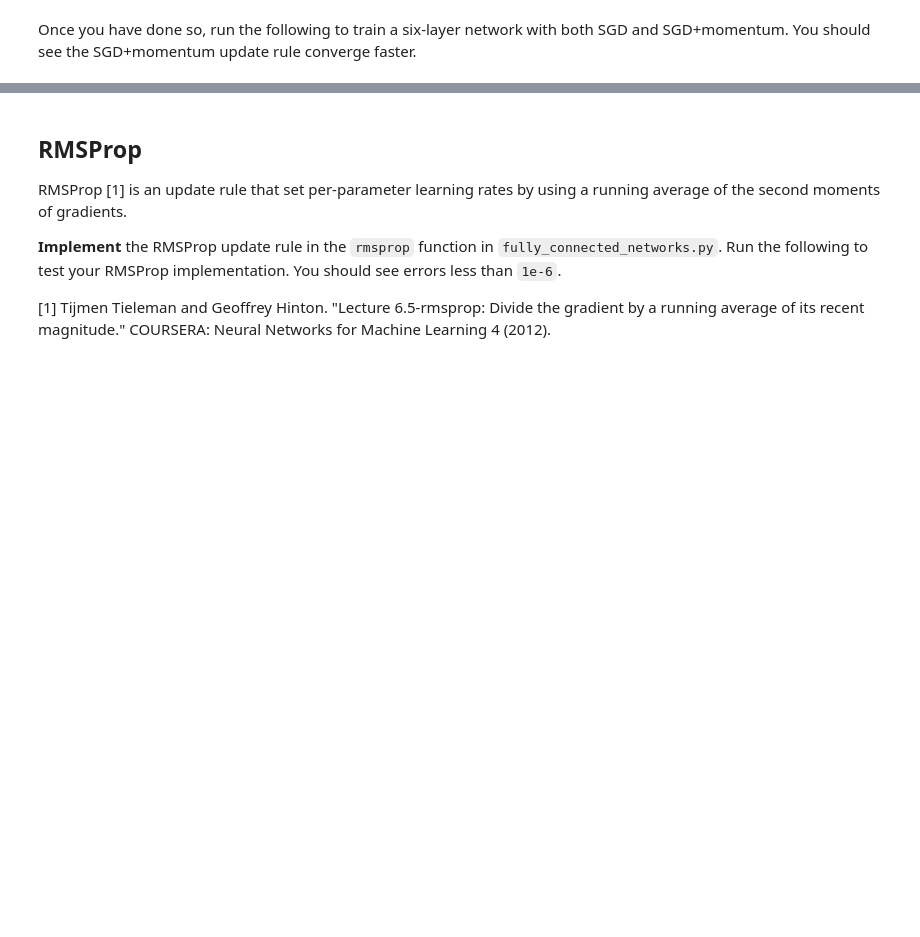
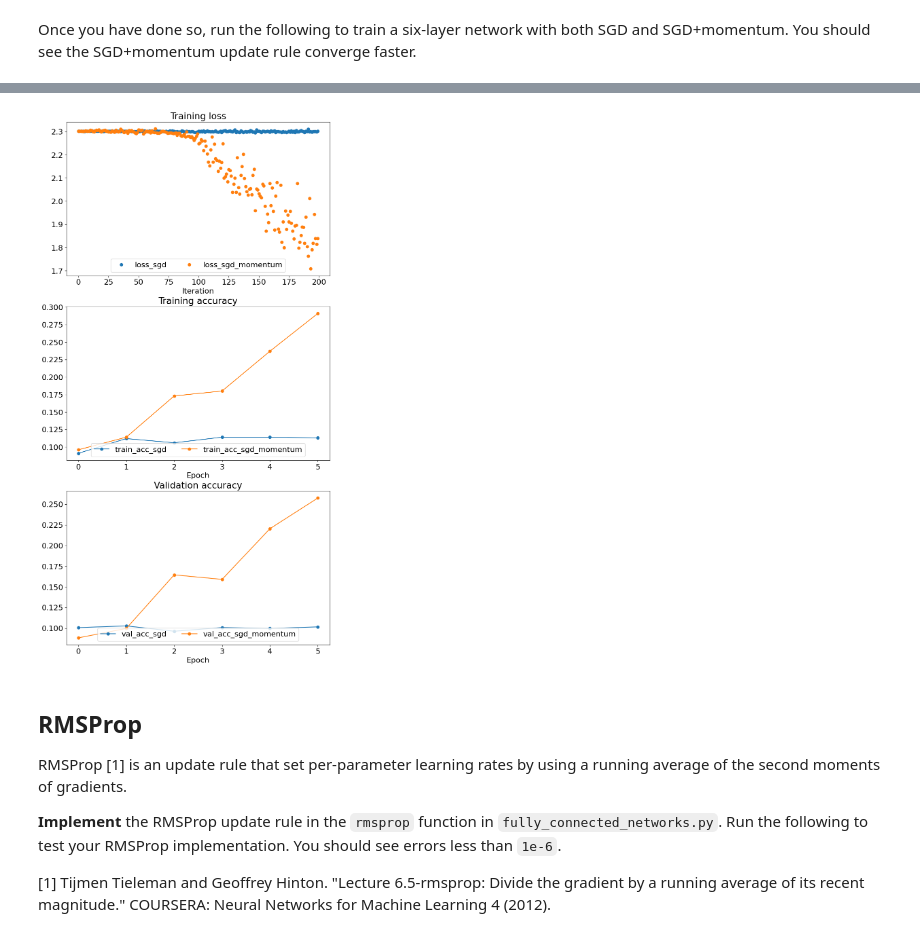
Before and after one commit to LeGiangK62/DL4CV, a Jupyter notebook: lab05/fully_connected_networks.ipynb, the cells around one changed output, grey strips where cells are left out. Cells and saved outputs as stored; diff of their text form; code cells hidden in the pictures; blank space fills up the shorter version.

```diff
--- a/lab05/fully_connected_networks.ipynb
+++ b/lab05/fully_connected_networks.ipynb
@@ -32,8 +30,10 @@ Now recall the path in your Google Drive where you uploaded this notebook, fill
 # %%
 import os
 
-# TODO: Fill in the Google Drive path where you uploaded the assignment
-# Example: If you create a 2023CS folder and put all the files under lab05 folder, then '2023CS/lab05'
-GOOGLE_DRIVE_PATH_AFTER_MYDRIVE = None
-GOOGLE_DRIVE_PATH = os.path.join('drive', 'My Drive', GOOGLE_DRIVE_PATH_AFTER_MYDRIVE)
-print(os.listdir(GOOGLE_DRIVE_PATH))
+# # TODO: Fill in the Google Drive path where you uploaded the assignment
+# # Example: If you create a 2023CS folder and put all the files under lab05 folder, then '2023CS/lab05'
+# GOOGLE_DRIVE_PATH_AFTER_MYDRIVE = "Colab Notebooks/lab05"
+# GOOGLE_DRIVE_PATH = os.path.join('drive', 'My Drive', GOOGLE_DRIVE_PATH_AFTER_MYDRIVE)
+# print(os.listdir(GOOGLE_DRIVE_PATH))
+GOOGLE_DRIVE_PATH = ""
+print(os.listdir())
@@ -673,7 +901,7 @@ solvers = {}
 for update_rule_name, update_rule_fn in [('sgd', sgd), ('sgd_momentum', sgd_momentum)]:
   print('running with ', update_rule_name)
   model = FullyConnectedNet([100, 100, 100, 100, 100], weight_scale=5e-2,
-                            dtype=torch.float32, device='cuda')
+                            dtype=torch.float64, device='cuda')
 
   solver = Solver(model, small_data,
                   num_epochs=5, batch_size=100,
@@ -712,3 +940,4 @@ plt.legend(loc='lower center', ncol=4)
 
 plt.gcf().set_size_inches(10, 20)
 plt.show()
+# %% [output]
@@ -715,3 +961,4 @@ plt.show()
+[figure, added]
 # %% [markdown]
 ## RMSProp
 RMSProp [1] is an update rule that set per-parameter learning rates by using a running average of the second moments of gradients.
```
Also changed, not shown: parts of 44 cells of this notebook.
